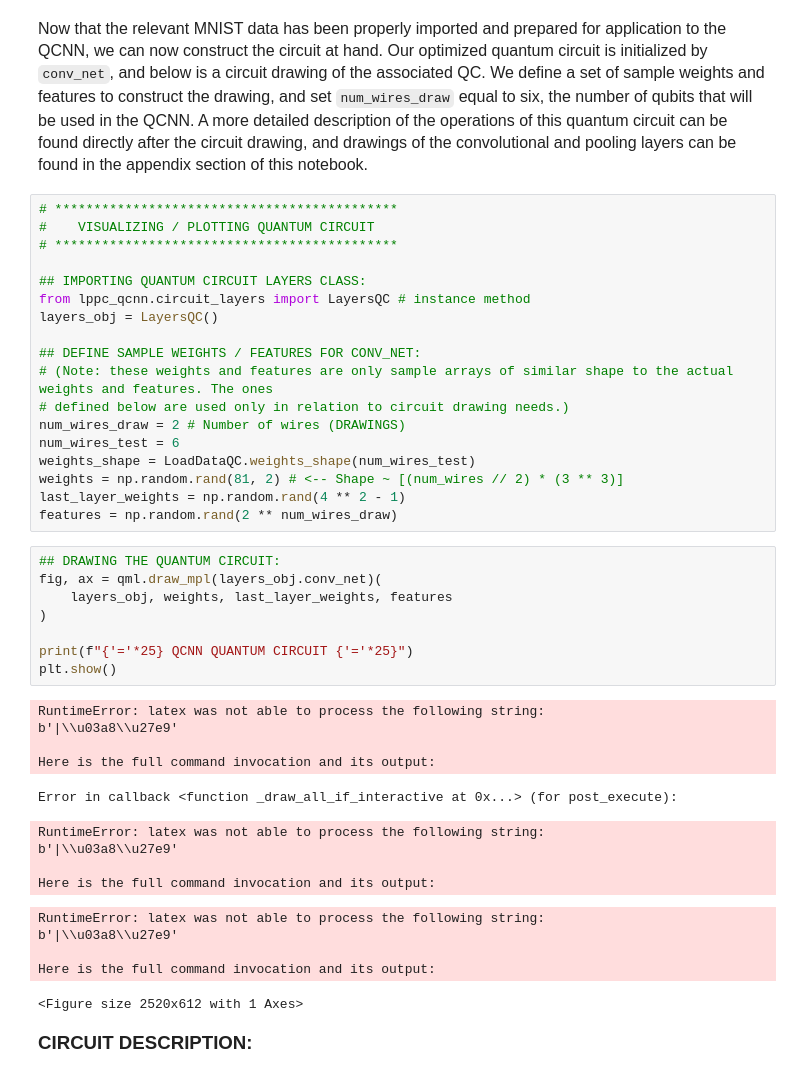
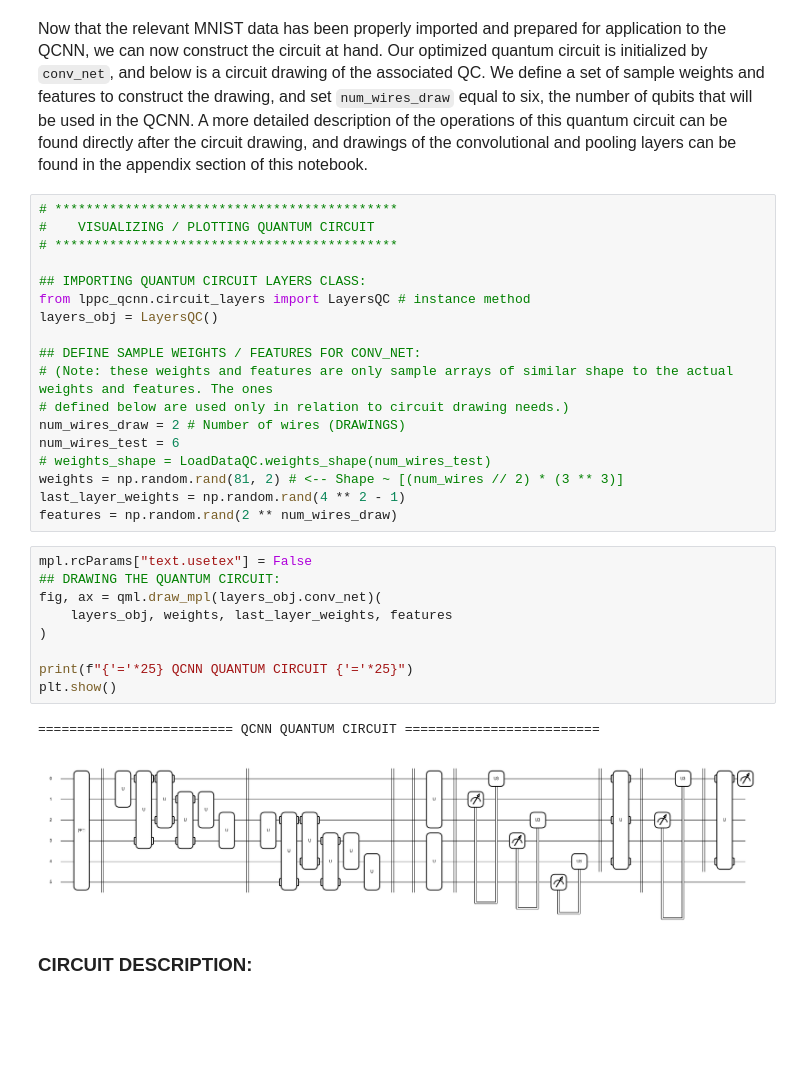
Before and after one commit to seanchisholm2/qcnn-lppc, a Jupyter notebook: QCNN_Instructional_NB.ipynb, the cells around one changed output. Saved outputs shown, nothing was run; the diff lists cells and outputs as text; blank space fills up the shorter version.

Commit message:
Fixed QCNN drawing

```diff
--- a/QCNN_Instructional_NB.ipynb
+++ b/QCNN_Instructional_NB.ipynb
@@ -465,33 +465,22 @@ layers_obj = LayersQC()
 # defined below are used only in relation to circuit drawing needs.)
 num_wires_draw = 2 # Number of wires (DRAWINGS)
 num_wires_test = 6
-weights_shape = LoadDataQC.weights_shape(num_wires_test)
+# weights_shape = LoadDataQC.weights_shape(num_wires_test)
 weights = np.random.rand(81, 2) # <-- Shape ~ [(num_wires // 2) * (3 ** 3)]
 last_layer_weights = np.random.rand(4 ** 2 - 1)
 features = np.random.rand(2 ** num_wires_draw)
 # %%
+mpl.rcParams["text.usetex"] = False
 ## DRAWING THE QUANTUM CIRCUIT:
 fig, ax = qml.draw_mpl(layers_obj.conv_net)(
     layers_obj, weights, last_layer_weights, features
 )
 
 print(f"{'='*25} QCNN QUANTUM CIRCUIT {'='*25}")
 plt.show()
 # %% [output]
-RuntimeError: latex was not able to process the following string:
-b'|\\u03a8\\u27e9'
-
-Here is the full command invocation and its output:
+========================= QCNN QUANTUM CIRCUIT =========================
-Error in callback <function _draw_all_if_interactive at 0x...> (for post_execute):
-RuntimeError: latex was not able to process the following string:
-b'|\\u03a8\\u27e9'
-
-Here is the full command invocation and its output:
-RuntimeError: latex was not able to process the following string:
-b'|\\u03a8\\u27e9'
-
-Here is the full command invocation and its output:
-<Figure size 2520x612 with 1 Axes>
+[figure, added]
 # %% [markdown]
 <span style="font-family: 'Computer Modern'; font-size: 14pt; font-weight: bold;">CIRCUIT DESCRIPTION:</span>
 # %% [markdown]
```
Also changed, not shown: parts of 3 cells of this notebook.
